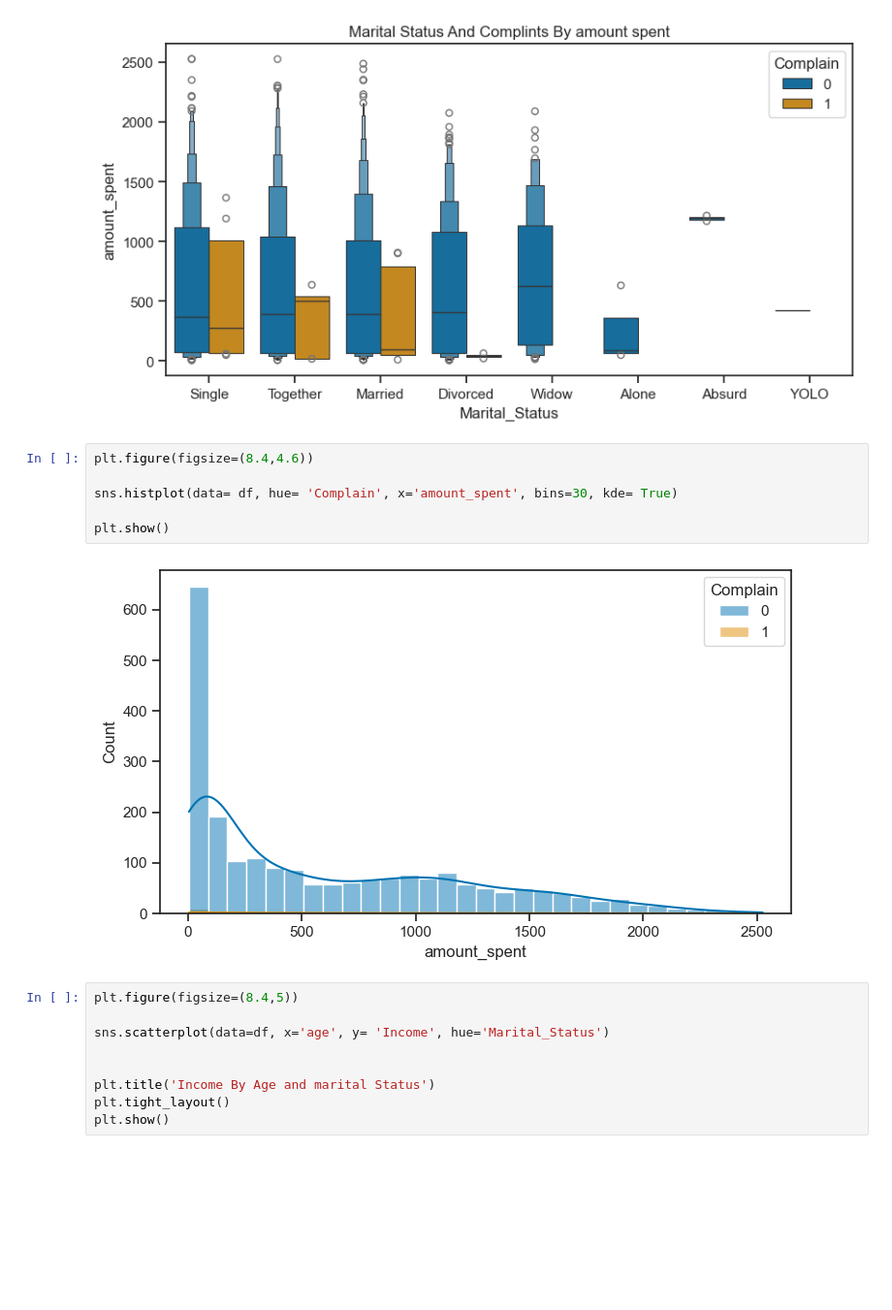
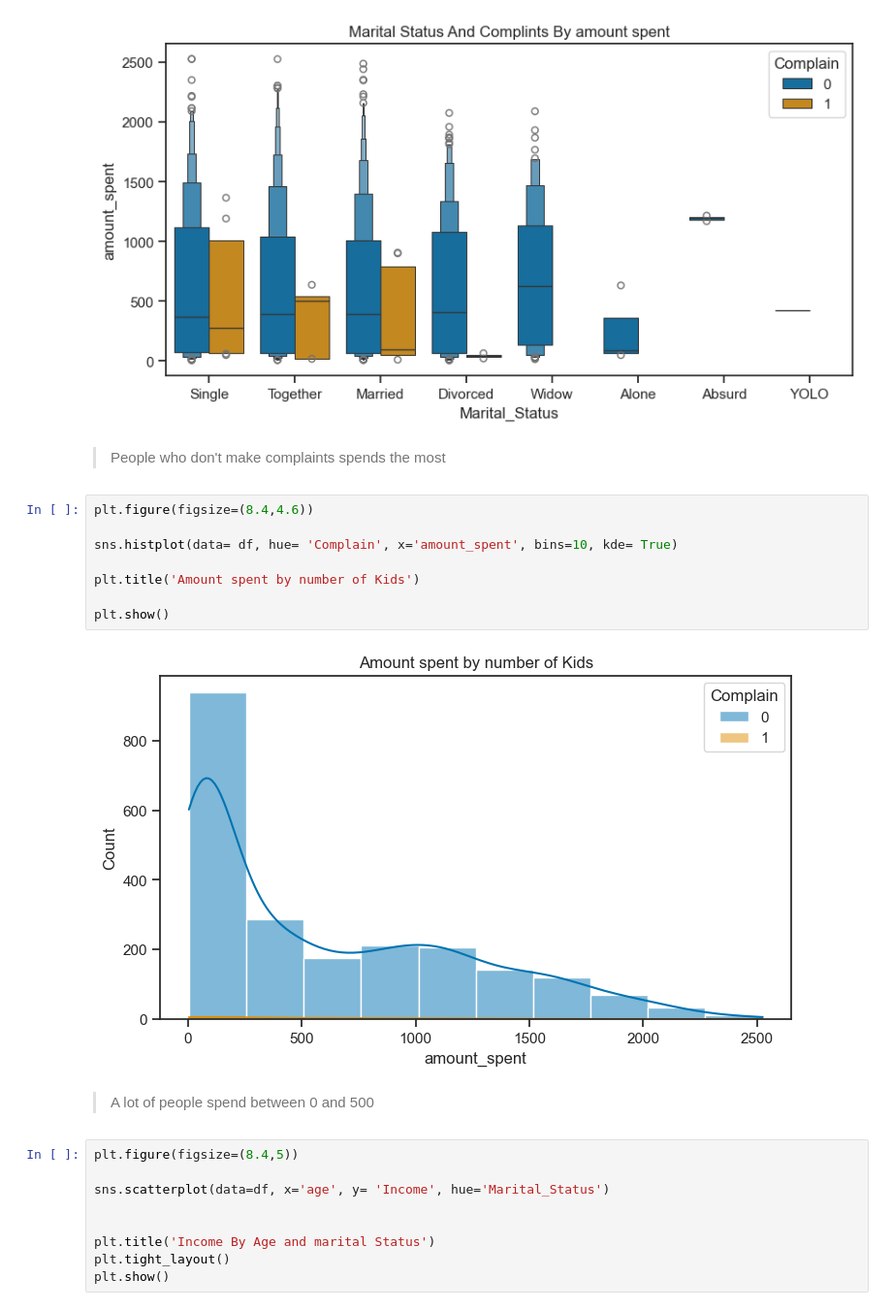
Before and after one commit to bukolastephen/Customer-Segmentation, a Jupyter notebook: main.ipynb, the cells around one changed output. Shown at 97% size. Drawn from its saved outputs; the diff is of its cells as text; blank space fills up the shorter version.

```diff
--- a/main.ipynb
+++ b/main.ipynb
@@ -266,14 +259,20 @@ plt.tight_layout()
 plt.show()
 # %% [output]
 [figure]
+# %% [markdown]
+> People who don't make complaints spends the most
 # %%
 plt.figure(figsize=(8.4,4.6))
 
-sns.histplot(data= df, hue= 'Complain', x='amount_spent', bins=30, kde= True)
+sns.histplot(data= df, hue= 'Complain', x='amount_spent', bins=10, kde= True)
+
+plt.title('Amount spent by number of Kids')
 
 plt.show()
 # %% [output]
-[figure, old version]
+[figure, new version]
+# %% [markdown]
+> A lot of people spend between 0 and 500
 # %%
 plt.figure(figsize=(8.4,5))
 
```
Also changed, not shown: parts of 30 cells of this notebook, 1 other file.
